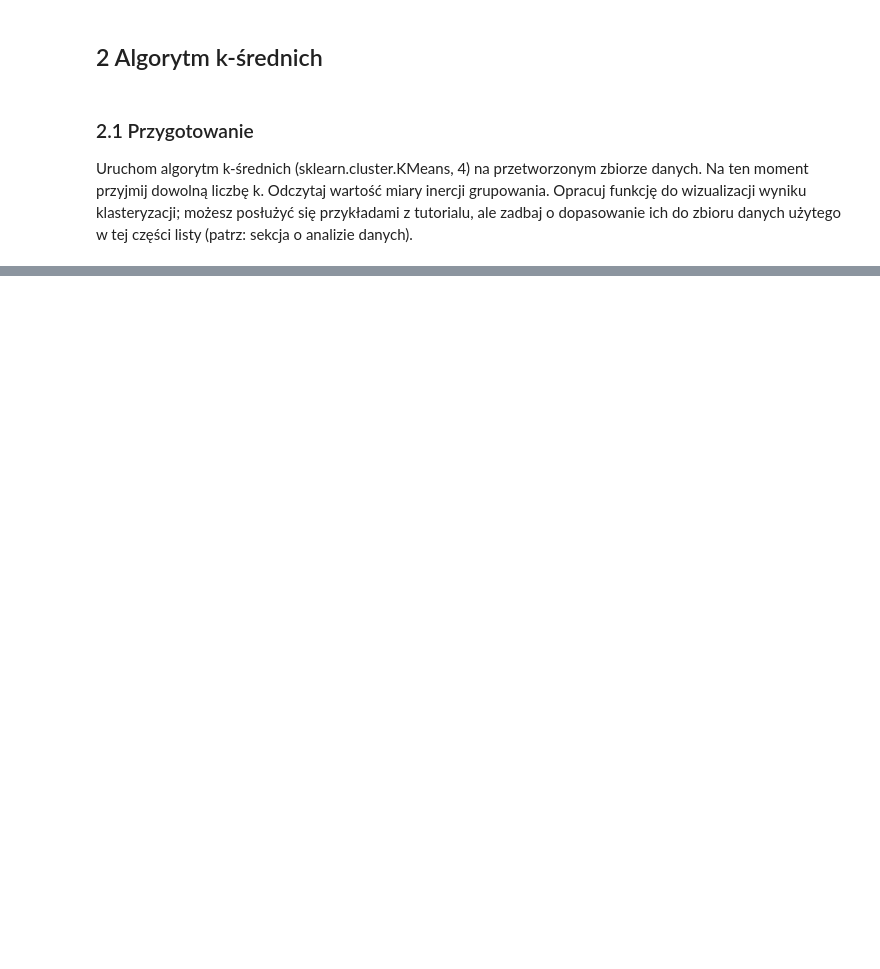
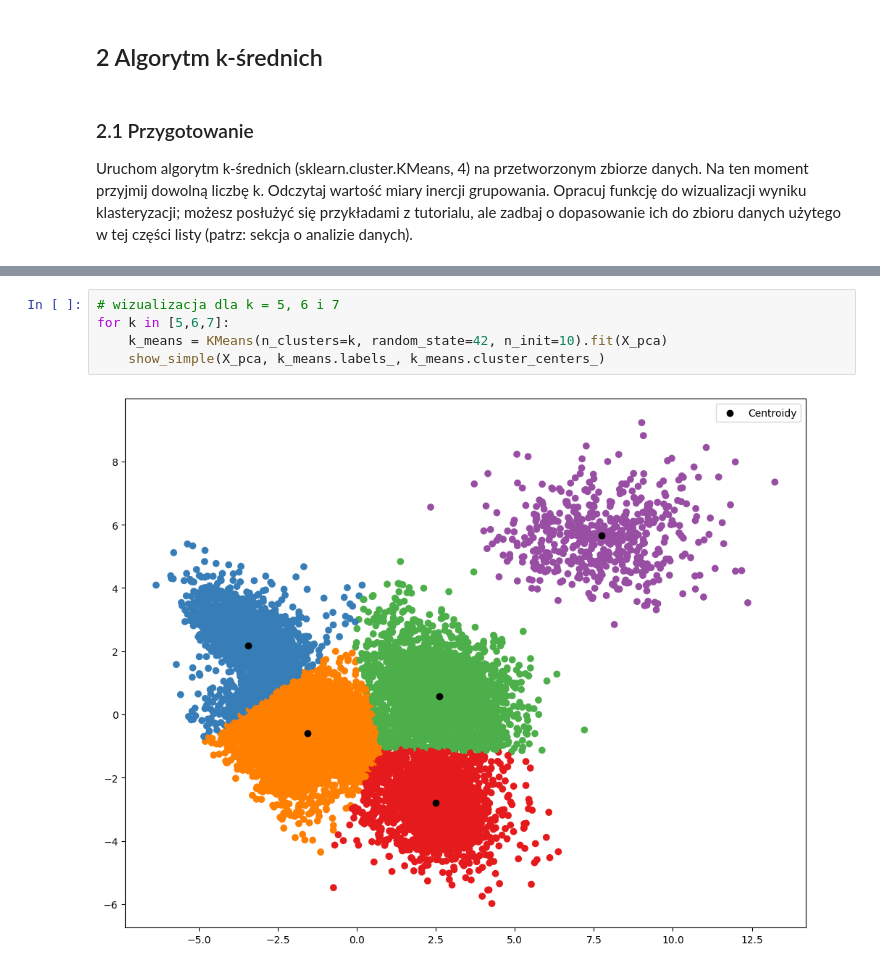
Before and after one commit to Zajecia-na-PWr-LR/lista7-MateuszOlech, a Jupyter notebook: Lista7.ipynb, the cells around one changed output, grey strips where cells are left out. Saved outputs shown, nothing was run; the diff lists cells and outputs as text; blank space fills up the shorter version.

```diff
--- a/Lista7.ipynb
+++ b/Lista7.ipynb
@@ -183,0 +253,7 @@ Wartość miary inercji dla k=4: 57149.72575987182
+# %%
+# wizualizacja dla k = 5, 6 i 7
+for k in [5,6,7]:
+    k_means = KMeans(n_clusters=k, random_state=42, n_init=10).fit(X_pca)
+    show_simple(X_pca, k_means.labels_, k_means.cluster_centers_)
+# %% [output]
+[figure, added]
```
Also changed, not shown: parts of 29 cells of this notebook.
